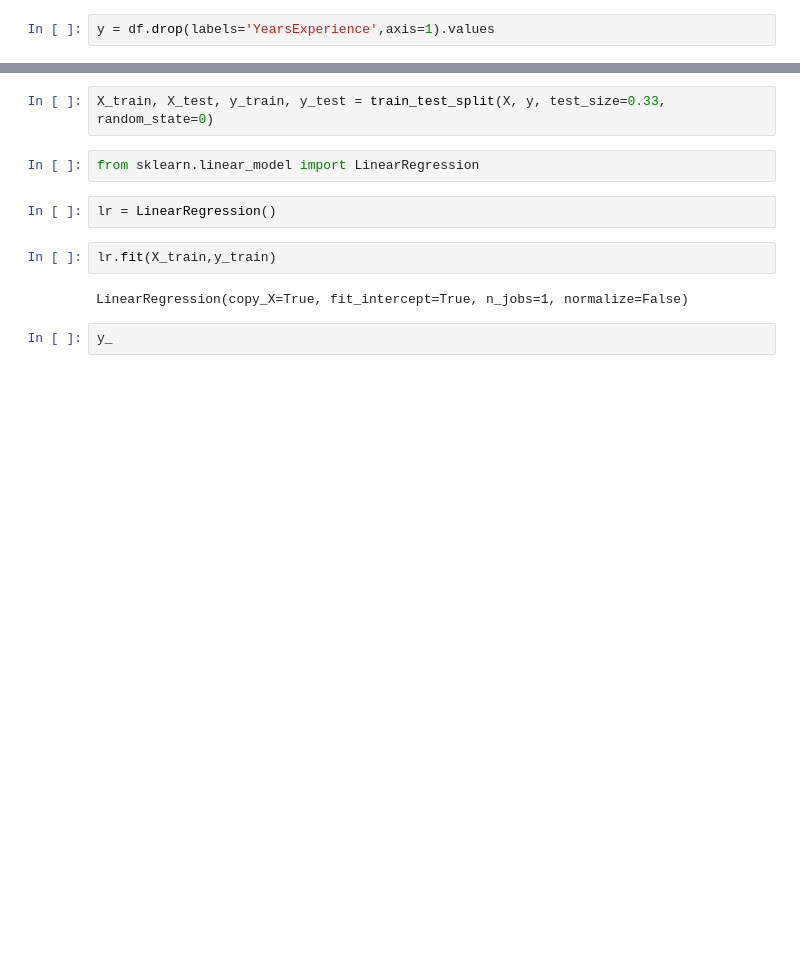
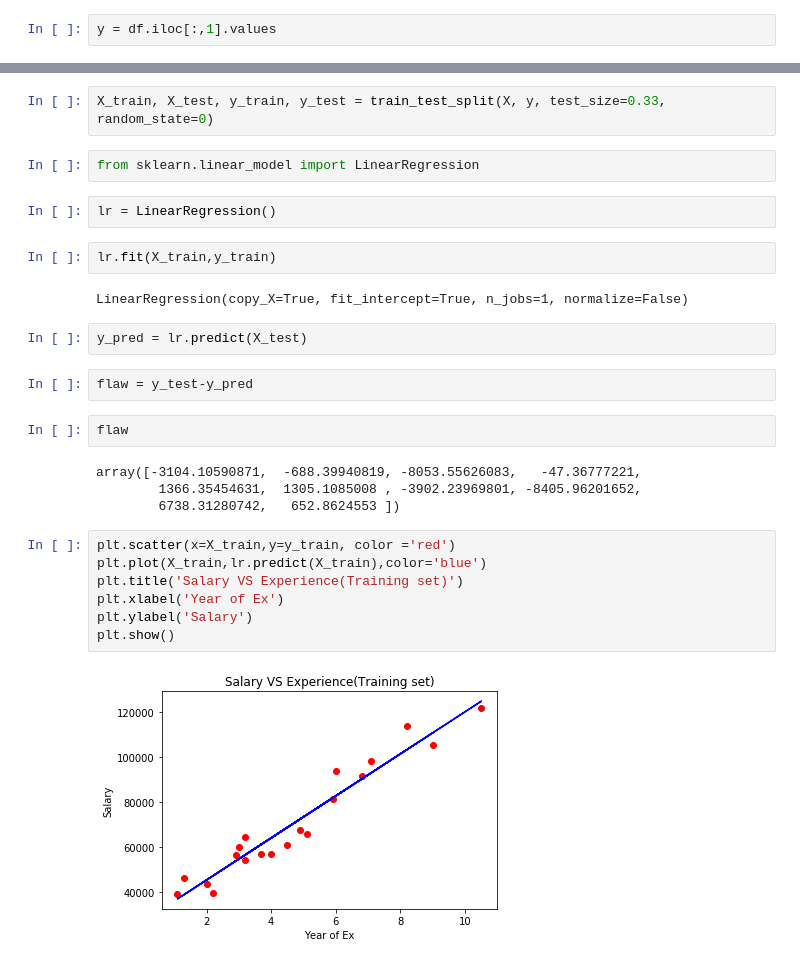
Before and after one commit to Rajathbharadwaj/SuperDataScience, a Jupyter notebook: Machine Learning A-Z/Part 2 - Regression/Section 4 - Simple Linear Regression/Simple_Linear_Regression/Untitled.ipynb, the cells around one changed output, grey strips where cells are left out. Drawn from its saved outputs; the diff is of its cells as text; blank space fills up the shorter version.

Commit message:
plt.scatter

```diff
--- a/Machine Learning A-Z/Part 2 - Regression/Section 4 - Simple Linear Regression/Simple_Linear_Regression/Untitled.ipynb
+++ b/Machine Learning A-Z/Part 2 - Regression/Section 4 - Simple Linear Regression/Simple_Linear_Regression/Untitled.ipynb
@@ -29,7 +30,7 @@ sns.barplot(x='YearsExperience', y='Salary',data=df)
 # %%
 X = df.iloc[:,:-1].values
 # %%
-y = df.drop(labels='YearsExperience',axis=1).values
+y = df.iloc[:,1].values
 # %%
 from sklearn.cross_validation import train_test_split
 # %%
@@ -42,5 +43,22 @@ lr = LinearRegression()
 lr.fit(X_train,y_train)
 # %% [output]
 LinearRegression(copy_X=True, fit_intercept=True, n_jobs=1, normalize=False)
-# %%
-y_
+# %%
+y_pred = lr.predict(X_test)
+# %%
+flaw = y_test-y_pred
+# %%
+flaw
+# %% [output]
+array([-3104.10590871,  -688.39940819, -8053.55626083,   -47.36777221,
+        1366.35454631,  1305.1085008 , -3902.23969801, -8405.96201652,
+        6738.31280742,   652.8624553 ])
+# %%
+plt.scatter(x=X_train,y=y_train, color ='red')
+plt.plot(X_train,lr.predict(X_train),color='blue')
+plt.title('Salary VS Experience(Training set)')
+plt.xlabel('Year of Ex')
+plt.ylabel('Salary')
+plt.show()
+# %% [output]
+[figure, added]
```
Also changed, not shown: parts of 2 cells of this notebook, 1 other file.
